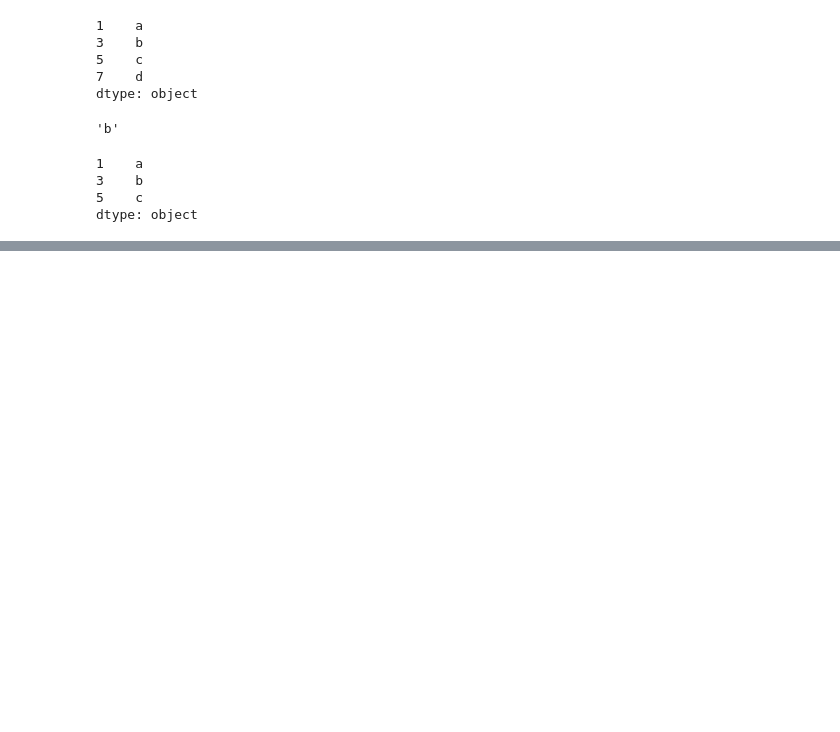
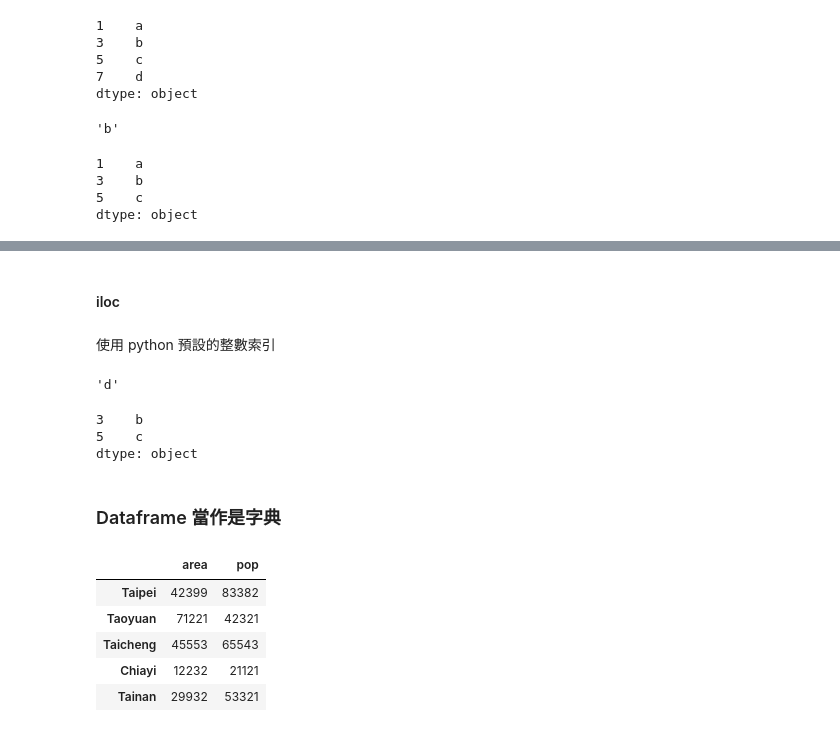
Before and after one commit to ChengYiLin/Python, a Jupyter notebook: Pandas/Pandas notebook - 1.ipynb, the cells around one changed output, grey strips where cells are left out. Saved outputs shown, nothing was run; the diff lists cells and outputs as text; code cells hidden in the pictures; blank space fills up the shorter version.

```diff
--- a/Pandas/Pandas notebook - 1.ipynb
+++ b/Pandas/Pandas notebook - 1.ipynb
@@ -409,0 +424,29 @@ dtype: object
+# %% [markdown]
+#### iloc
+# %% [markdown]
+使用 python 預設的整數索引
+# %%
+data.iloc[3]
+# %% [output]
+'d'
+# %%
+data.iloc[1:3]
+# %% [output]
+3    b
+5    c
+dtype: object
+# %% [markdown]
+### Dataframe 當作是字典
+# %%
+area = pd.Series({'Taipei':42399, 'Taoyuan':71221, 'Taicheng':45553, 'Chiayi':12232, 'Tainan':29932})
+pop  = pd.Series({'Taipei':83382, 'Taoyuan':42321, 'Taicheng':65543, 'Chiayi':21121, 'Tainan':53321})
+
+data = pd.DataFrame({'area':area, 'pop':pop})
+data
+# %% [output]
+|  | area | pop |
+| Taipei | 42399 | 83382 |
+| Taoyuan | 71221 | 42321 |
+| Taicheng | 45553 | 65543 |
+| Chiayi | 12232 | 21121 |
+| Tainan | 29932 | 53321 |
```
Also changed, not shown: parts of 17 cells of this notebook.
